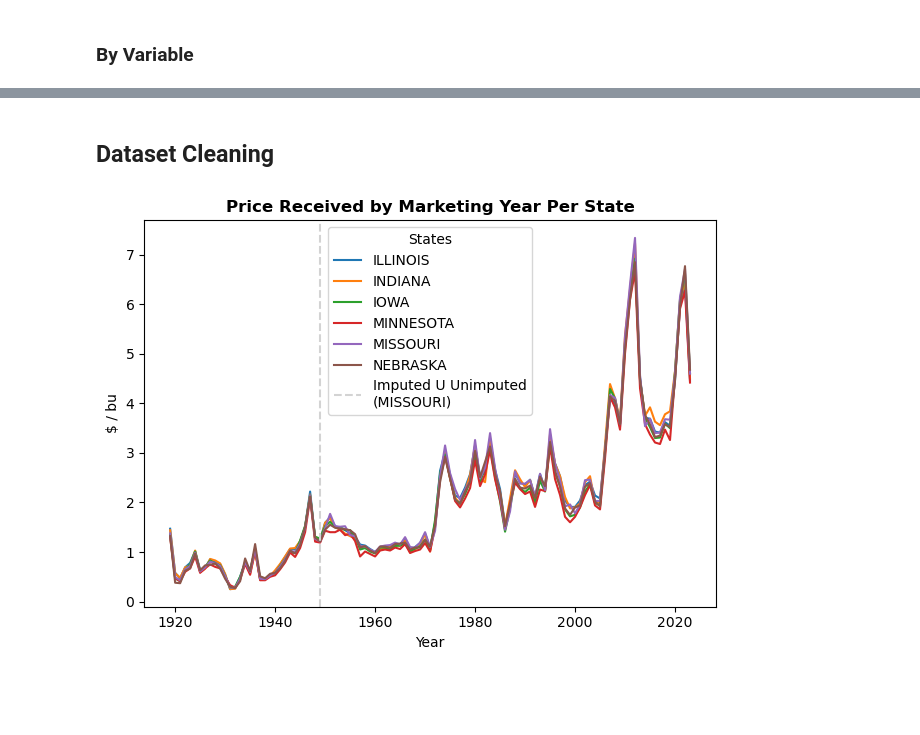
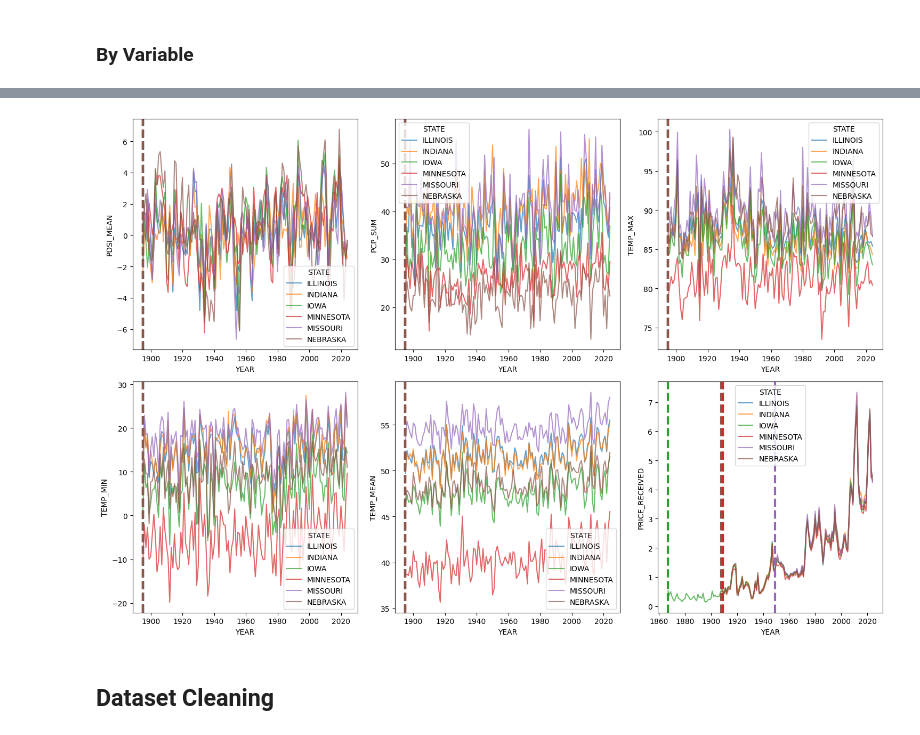
Before and after one commit to BenLeidig/corn-yield-independent, a Jupyter notebook: doc/notebooks/cleaning.ipynb, the cells around one changed output, grey strips where cells are left out. Drawn from its saved outputs; the diff is of its cells as text; code cells hidden in the pictures; blank space fills up the shorter version.

Commit message:
fixed data acquisition and proceeding steps

```diff
--- a/doc/notebooks/cleaning.ipynb
+++ b/doc/notebooks/cleaning.ipynb
@@ -96,2 +46,23 @@ plt.show()
+# %%
+fig, axes = plt.subplots(nrows=2, ncols=3, figsize=(15, 10))
+palette = sns.color_palette('tab10', n_colors=len(df['STATE'].unique()))
+
+for i, col in enumerate(df.columns[-1:-7:-1]):
+    ax = axes[i//3, i%3]
+    sns.lineplot(
+        ax=ax,
+        x=df['YEAR'], y=df[col],
+        hue=df['STATE'], palette=palette, alpha=0.7
+    )
+    for s, state in enumerate(df['STATE'].unique().tolist()):
+        state_data = df[df['STATE'] == state][['STATE', 'YEAR', col]].dropna()
+        first_year = state_data['YEAR'].min()
+        ax.axvline(x=first_year, color=palette[s], linestyle='--', linewidth=3)
+
+plt.tight_layout()
+plt.savefig('../../results/cleaning/raw_lineplots.png') # file path appears as `results/cleaning/raw_lineplots.png` in `cleaning.py`
+plt.show()
+# %% [output]
+[figure, added]
 # %% [markdown]
 ## Dataset Cleaning
@@ -106,24 +68,0 @@ for year in range(1919, 1949):
-# %%
-# visualizing the aforementioned imputations
-
-for state in states:
-    df_temp = df_1919_2023[df_1919_2023['state_name'] == state]
-    plt.plot(
-        df_temp['year'],
-        df_temp['marketing_year'],
-        label=state
-    )
-plt.axvline(
-    1949,
-    color='lightgray',
-    linestyle='--',
-    label='Imputed U Unimputed\n(MISSOURI)'
-)
-plt.legend(title='States')
-plt.title('Price Received by Marketing Year Per State', fontweight='bold')
-plt.ylabel('$ / bu')
-plt.xlabel('Year')
-plt.tight_layout()
-plt.savefig('../../results/cleaning/preceived_marketing_year_plot.png') # file path appears as `results/cleaning/preceived_marketing_year_plot.png` in `cleaning.py`
-# %% [output]
-[figure, removed]
```
Also changed, not shown: parts of 16 cells of this notebook, 6 other files.
